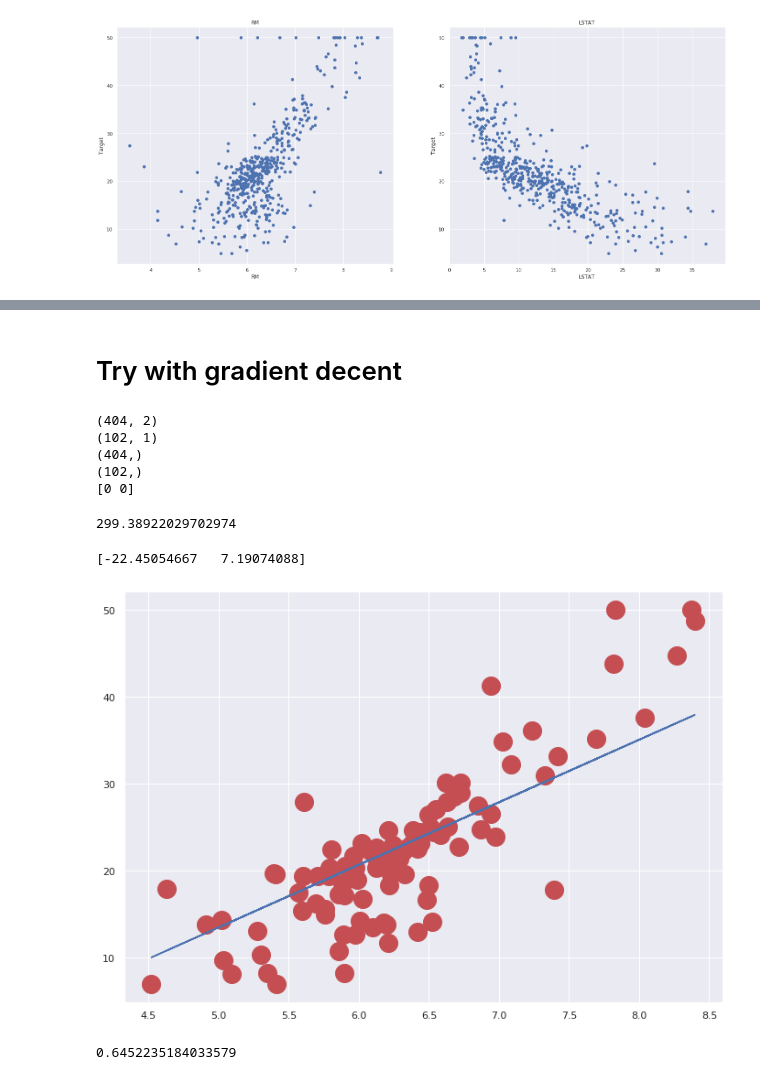
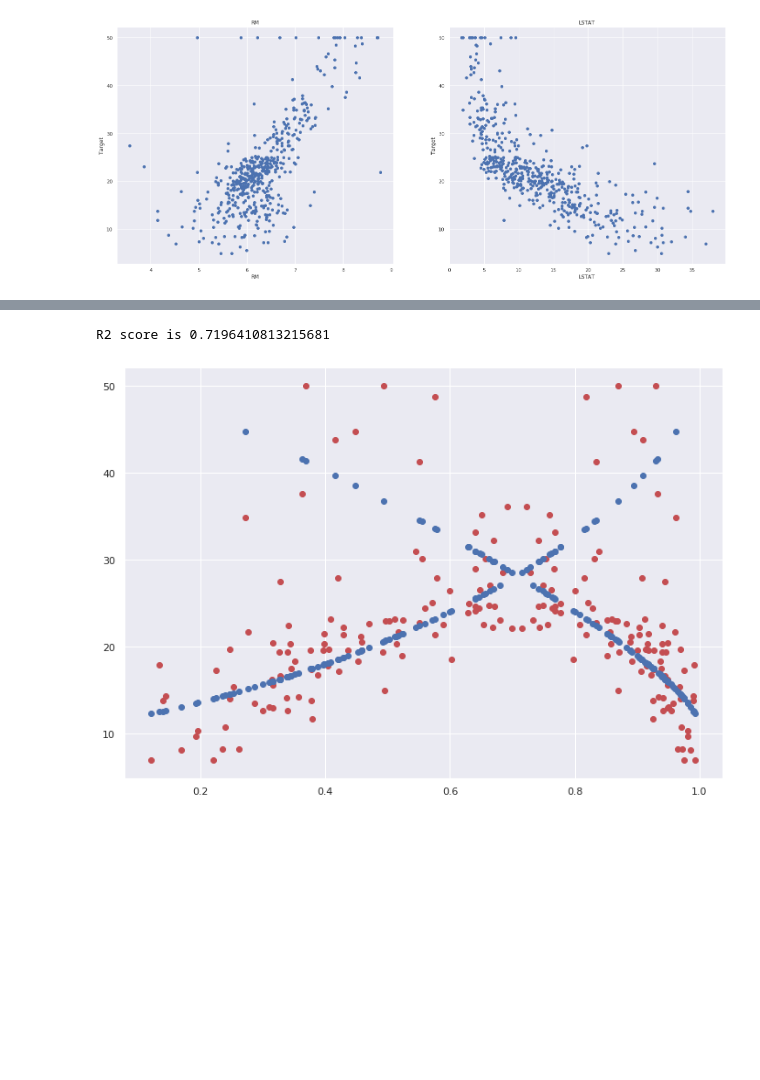
Before and after one commit to kuanysh-esenbayev/MLCourse, a Jupyter notebook: lab2/boston_lin_reg.ipynb, the cells around one changed output, grey strips where cells are left out. Cells and saved outputs as stored; diff of their text form; code cells hidden in the pictures; blank space fills up the shorter version.

```diff
--- a/lab2/boston_lin_reg.ipynb
+++ b/lab2/boston_lin_reg.ipynb
@@ -121,41 +86,0 @@ R2 score is 0.6938399401553497
-# %% [markdown]
-# Try with gradient decent
-# %%
-X_g = np.array(df['RM'])
-Y_g = np.array(df['Target'])
-
-X_g = np.reshape(X_g, (-1, 1))
-# print(X_g.shape)
-
-
-X_g_train, X_g_test, Y_g_train, Y_g_test = train_test_split(X_g, Y_g, test_size = 0.2, random_state=5)
-
-# print(X_g_train)
-
-X_g_train  = np.insert(X_g_train, 0, 1, axis=1)
-print(X_g_train.shape)
-print(X_g_test.shape)
-print(Y_g_train.shape)
-print(Y_g_test.shape)
-
-
-theta = np.array((0, 0))
-print(theta)
-# %% [output]
-(404, 2)
-(102, 1)
-(404,)
-(102,)
-[0 0]
-# %%
-def cost(X, y, theta):
-    m = len(y)
-    J = np.sum((hyp(X, theta) - y) ** 2) * (1/(2 * m))
-
-    return J
-
-J = cost(X_g_train, Y_g_train, theta)
-# print(X_g_train.shape)
-print(J)
-# %% [output]
-299.38922029702974
@@ -176,20 +87,14 @@ def gradient_descent(X, y, theta, alpha, iterations):
-# %%
-iterations = 100000
-alpha = 0.001
-t = gradient_descent(X_g_train, Y_g_train, theta, alpha, iterations)
-print(t)
-# %% [output]
-[-22.45054667   7.19074088]
-# %%
-test_x = np.linspace(2, 9)
-test_y = [t[0] + t[1] * xx for xx in X_g_test]
-# plt.plot(X_g, Y_g, 'ro')
-plt.plot(X_g_test, Y_g_test, 'ro', markersize=20)
-plt.plot(X_g_test, test_y, '-')
-plt.show()
-
-r2 = r2_score(Y_g_test, test_y)
-r2
-# %% [output]
-[figure, removed]
-0.6452235184033579
+# %%
+y_test_predict = lin_model.predict(X_test)
+r2 = r2_score(Y_test, y_test_predict)
+
+print('R2 score is {}'.format(r2))
+
+
+plt.plot(X_test, Y_test, 'ro')
+plt.plot(X_test, y_test_predict, 'bo')
+
+plt.show()
+# %% [output]
+R2 score is 0.7196410813215681
+[figure, added]
```
Also changed, not shown: parts of 7 cells of this notebook.
